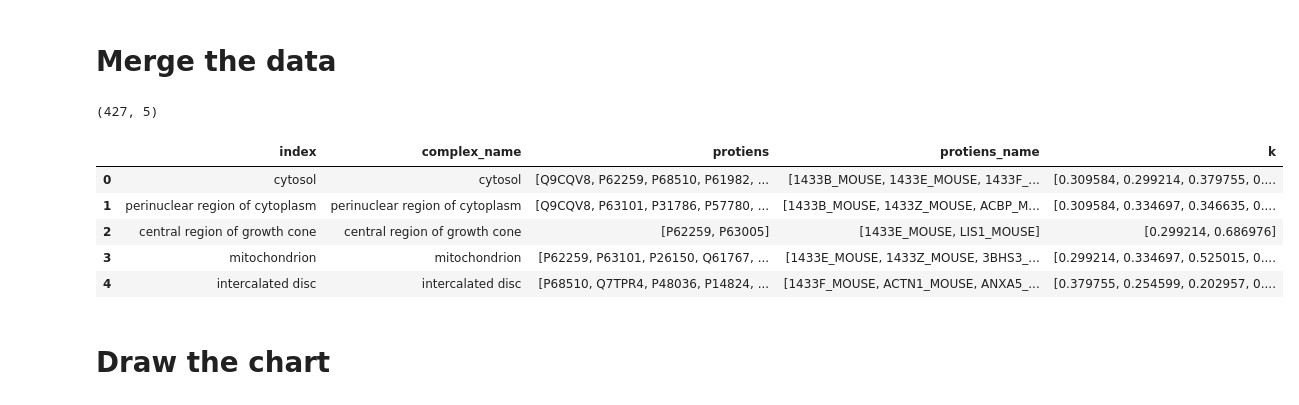
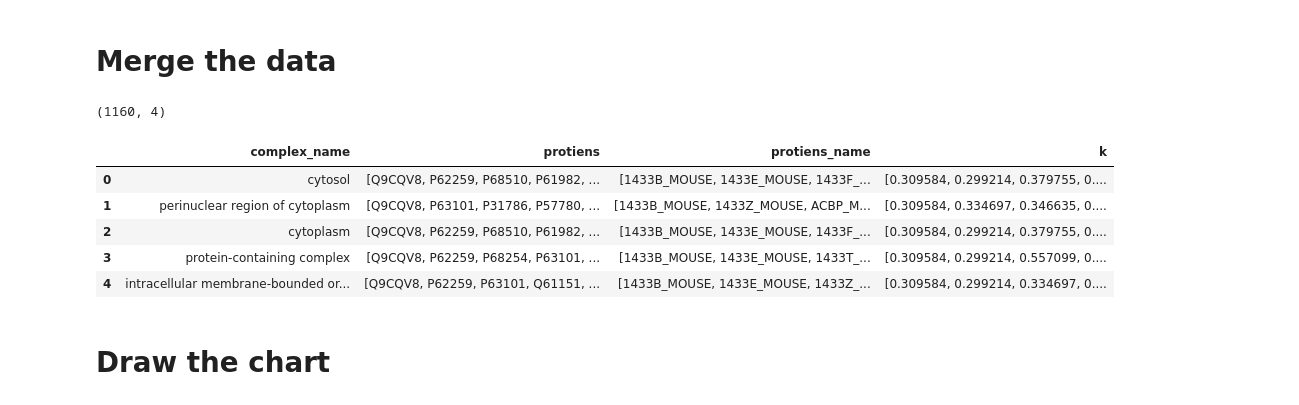
Before and after one commit to henockmamo54/d2omePlusAnalysis, a Jupyter notebook: Go db parser with plot.ipynb, the cells around one changed output. Cells and saved outputs as stored; diff of their text form; code cells hidden in the pictures.

```diff
--- a/Go db parser with plot.ipynb
+++ b/Go db parser with plot.ipynb
@@ -170,17 +170,22 @@ for i in range(utmb_data.shape[0]):
 # %%
 df=pd.DataFrame(found_list)
 df=df.transpose()
-df=df.reset_index()
 print(df.shape)
+df=df.drop(index = ['protein-lipid complex','blood microparticle',"endocytic vesicle membrane",
+                    'lipoprotein particle','high-density lipoprotein particle','plasma lipoprotein particle',
+                   'late endosome membrane','triglyceride-rich plasma lipoprotein particle',
+                   'very-low-density lipoprotein particle','secondary lysosome','phagocytic vesicle',
+                   'phagocytic vesicle membrane'])
+df=df.reset_index(drop=True)
 df.head(5)
 # %% [output]
-(427, 5)
+(1160, 4)
-|  | index | complex_name | protiens | protiens_name | k |
-| 0 | cytosol | cytosol | [Q9CQV8, P62259, P68510, P61982, ... | [1433B_MOUSE, 1433E_MOUSE, 1433F_... | [0.309584, 0.299214, 0.379755, 0.... |
-| 1 | perinuclear region of cytoplasm | perinuclear region of cytoplasm | [Q9CQV8, P63101, P31786, P57780, ... | [1433B_MOUSE, 1433Z_MOUSE, ACBP_M... | [0.309584, 0.334697, 0.346635, 0.... |
-| 2 | central region of growth cone | central region of growth cone | [P62259, P63005] | [1433E_MOUSE, LIS1_MOUSE] | [0.299214, 0.686976] |
-| 3 | mitochondrion | mitochondrion | [P62259, P63101, P26150, Q61767, ... | [1433E_MOUSE, 1433Z_MOUSE, 3BHS3_... | [0.299214, 0.334697, 0.525015, 0.... |
-| 4 | intercalated disc | intercalated disc | [P68510, Q7TPR4, P48036, P14824, ... | [1433F_MOUSE, ACTN1_MOUSE, ANXA5_... | [0.379755, 0.254599, 0.202957, 0.... |
+|  | complex_name | protiens | protiens_name | k |
+| 0 | cytosol | [Q9CQV8, P62259, P68510, P61982, ... | [1433B_MOUSE, 1433E_MOUSE, 1433F_... | [0.309584, 0.299214, 0.379755, 0.... |
+| 1 | perinuclear region of cytoplasm | [Q9CQV8, P63101, P31786, P57780, ... | [1433B_MOUSE, 1433Z_MOUSE, ACBP_M... | [0.309584, 0.334697, 0.346635, 0.... |
+| 2 | cytoplasm | [Q9CQV8, P62259, P68510, P61982, ... | [1433B_MOUSE, 1433E_MOUSE, 1433F_... | [0.309584, 0.299214, 0.379755, 0.... |
+| 3 | protein-containing complex | [Q9CQV8, P62259, P68254, P63101, ... | [1433B_MOUSE, 1433E_MOUSE, 1433T_... | [0.309584, 0.299214, 0.557099, 0.... |
+| 4 | intracellular membrane-bounded or... | [Q9CQV8, P62259, P63101, Q61151, ... | [1433B_MOUSE, 1433E_MOUSE, 1433Z_... | [0.309584, 0.299214, 0.334697, 0.... |
 # %% [markdown]
 # Draw the chart
 # %%
```
Also changed, not shown: parts of 3 cells of this notebook, 3 other files.
